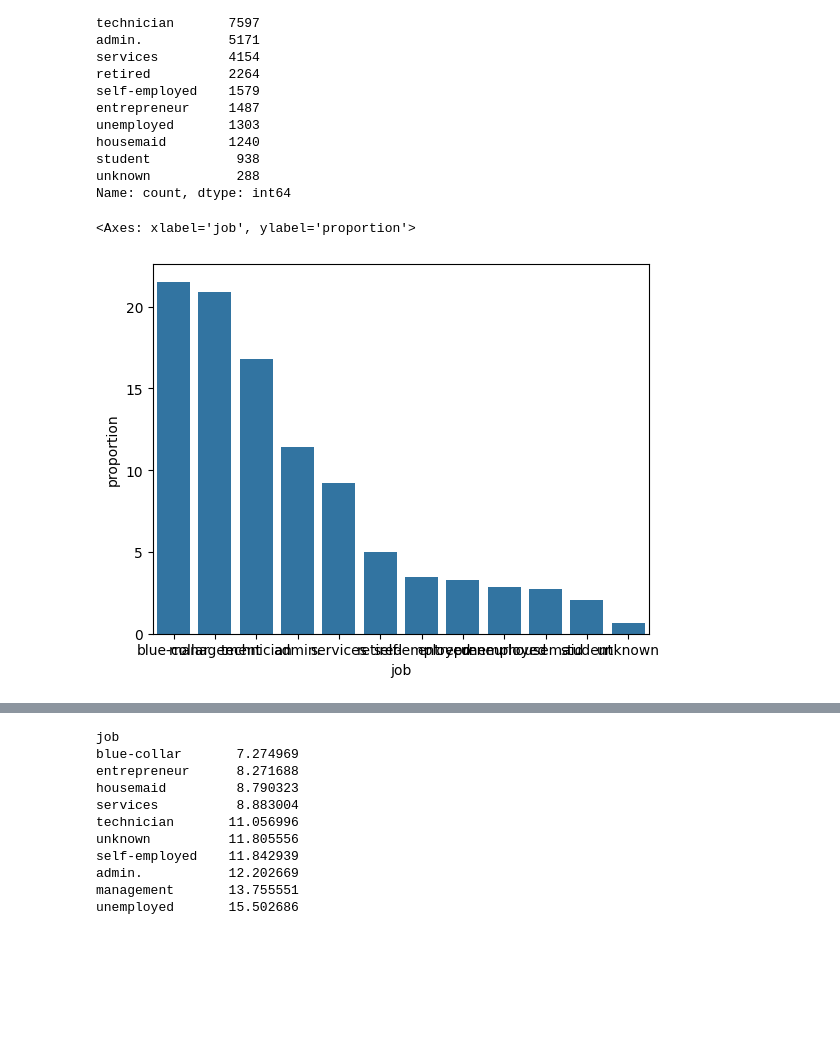
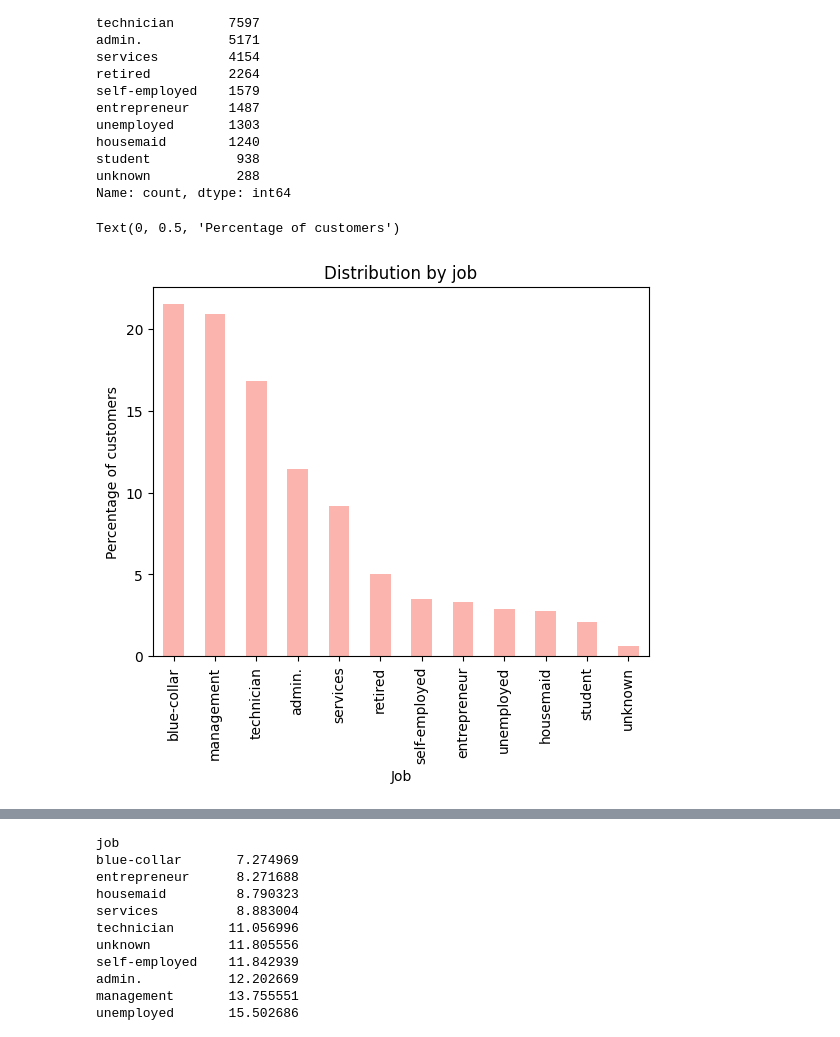
Before and after one commit to amcucunuba/amcucunubar.github.io, a Jupyter notebook: projects/marketing-analysis/marketing_analysis.ipynb, the cells around one changed output, grey strips where cells are left out. Saved outputs shown, nothing was run; the diff lists cells and outputs as text; code cells hidden in the pictures; blank space fills up the shorter version.

```diff
--- a/projects/marketing-analysis/marketing_analysis.ipynb
+++ b/projects/marketing-analysis/marketing_analysis.ipynb
@@ -150,5 +146,8 @@ df['age_group'] = pd.cut(df['age'], bins=[18, 30, 40, 50, 60, 100], labels=['18
 # %%
-sns.barplot(df['job'].value_counts(normalize=True)*100)
+(df['job'].value_counts(normalize=True)*100).plot(kind='bar', cmap="Pastel1" )
+plt.title("Distribution by job")
+plt.xlabel("Job")
+plt.ylabel("Percentage of customers")
 # %% [output]
-<Axes: xlabel='job', ylabel='proportion'>
+Text(0, 0.5, 'Percentage of customers')
-[figure, old version]
+[figure, new version]
```
Also changed, not shown: parts of 52 cells of this notebook, 7 other files.
